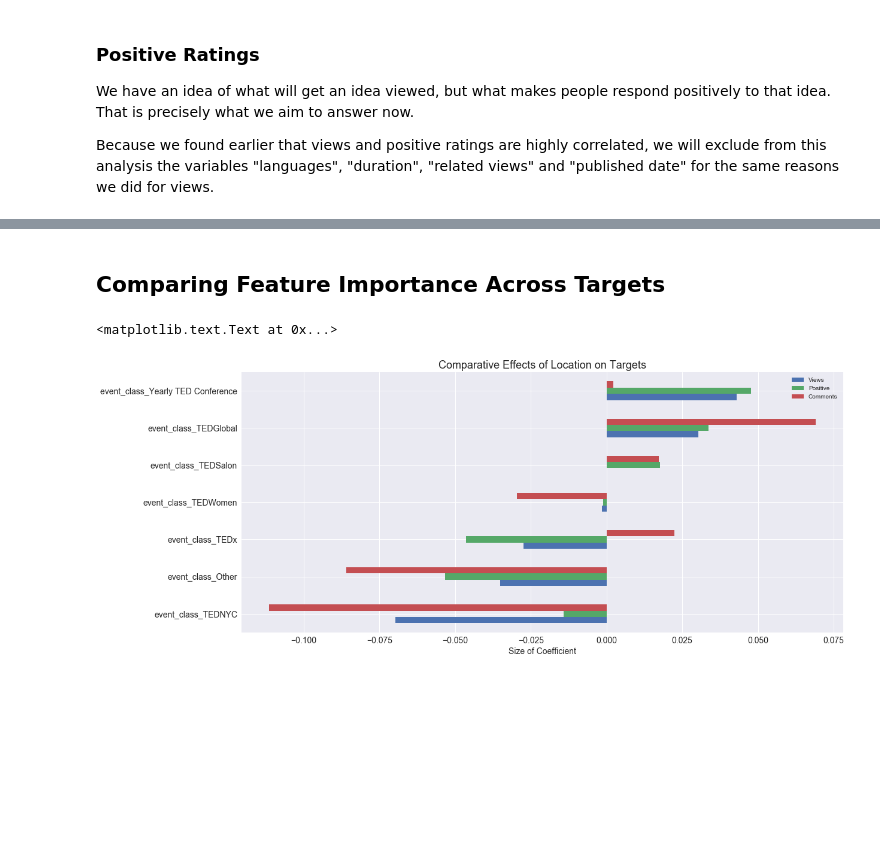
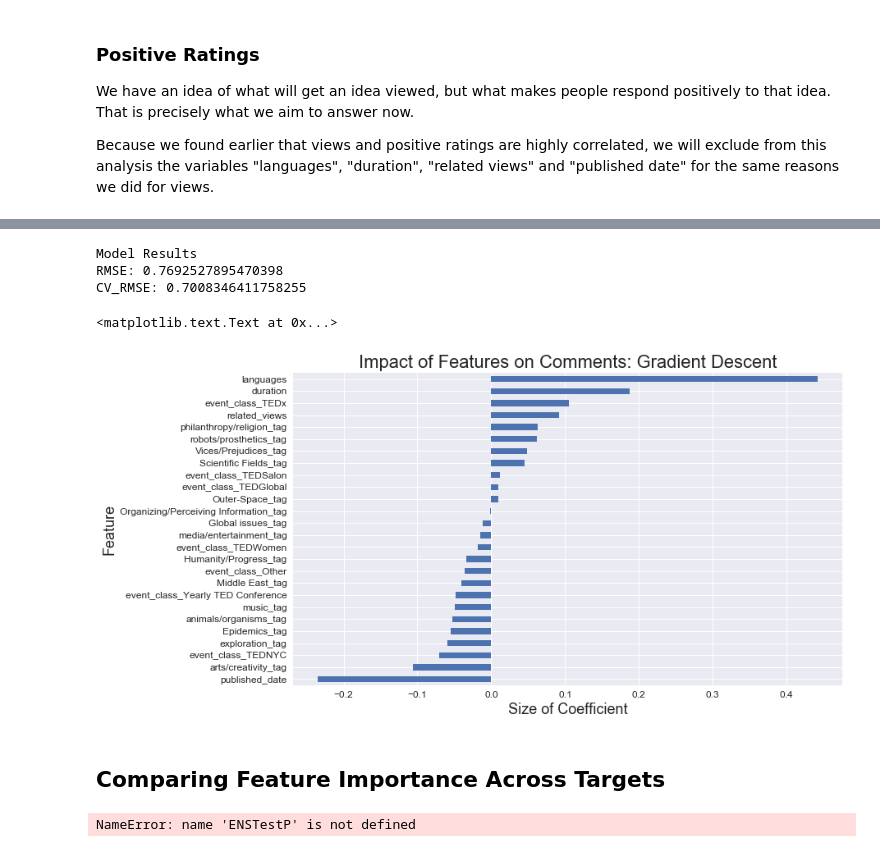
Before and after one commit to TristanMoser/213Project, a Jupyter notebook: TED talk project.ipynb, the cells around one changed output, grey strips where cells are left out. Cells and saved outputs as stored; diff of their text form; code cells hidden in the pictures; blank space fills up the shorter version.

```diff
--- a/TED talk project.ipynb
+++ b/TED talk project.ipynb
@@ -770,3 +790,17 @@ CV_RMSE: 0.9018521020596071
+# %%
+#Standard Gradient Descent
+gradient_descentc = SGDRegressor(tol=.0001, eta0=.01)
+
+X_train, X_test, y_train, y_test, scaled_train, scaled_cv = cross_val(data_final,target_comments)
+Model_Prediction(gradient_descentc)
+plot_coef(gradient_descentc)
+plt.title('Impact of Features on Comments: Gradient Descent',fontsize=22)
+# %% [output]
+Model Results
+RMSE: 0.7692527895470398
+CV_RMSE: 0.7008346411758255
+<matplotlib.text.Text at 0x...>
+[figure, added]
 # %% [markdown]
 ## Comparing Feature Importance Across Targets
 # %%
@@ -775,6 +809,8 @@ series_coef.columns=['Views']
 series_coef['Positive'] = ENSTest.coef_
 series_coef['Comments'] = ENSTestC.coef_
 series_coef = series_coef.sort_values(by='Views')
+# %% [output]
+NameError: name 'ENSTestP' is not defined
 # %%
 series_coef = series_coef.reset_index()
 events_coef = series_coef[series_coef['index'].str.contains('event')]
@@ -787,9 +823,6 @@ events_coef.plot(kind='barh',figsize=(18,8),fontsize=14)
 plt.title("Comparative Effects of Location on Targets",fontsize=18)
 plt.xlabel("Size of Coefficient",fontsize=14)
 plt.ylabel(' ')
-# %% [output]
-<matplotlib.text.Text at 0x...>
-[figure, removed]
 # %%
 tags_coef.plot(kind='barh',figsize=(18,8),fontsize=14)
 plt.title("Comparative Effects of Content on Targets",fontsize=18)
```
Also changed, not shown: parts of 20 cells of this notebook.
